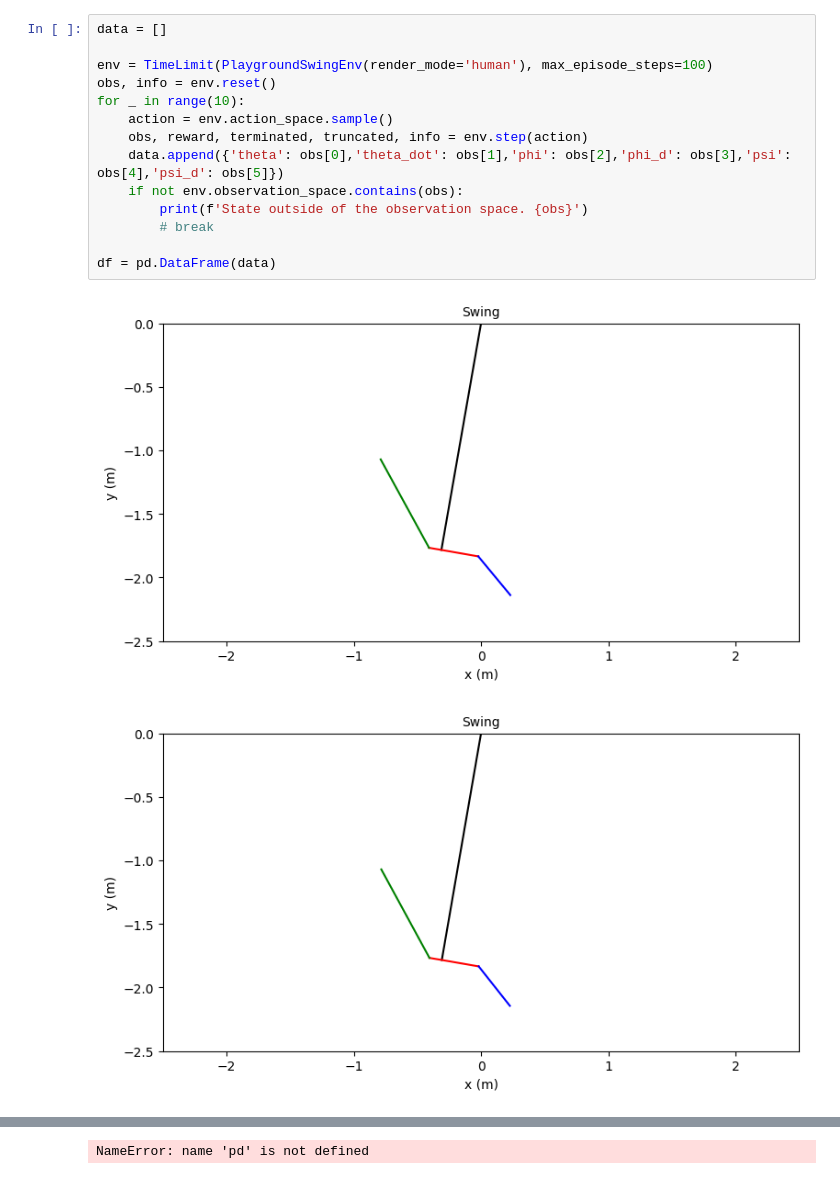
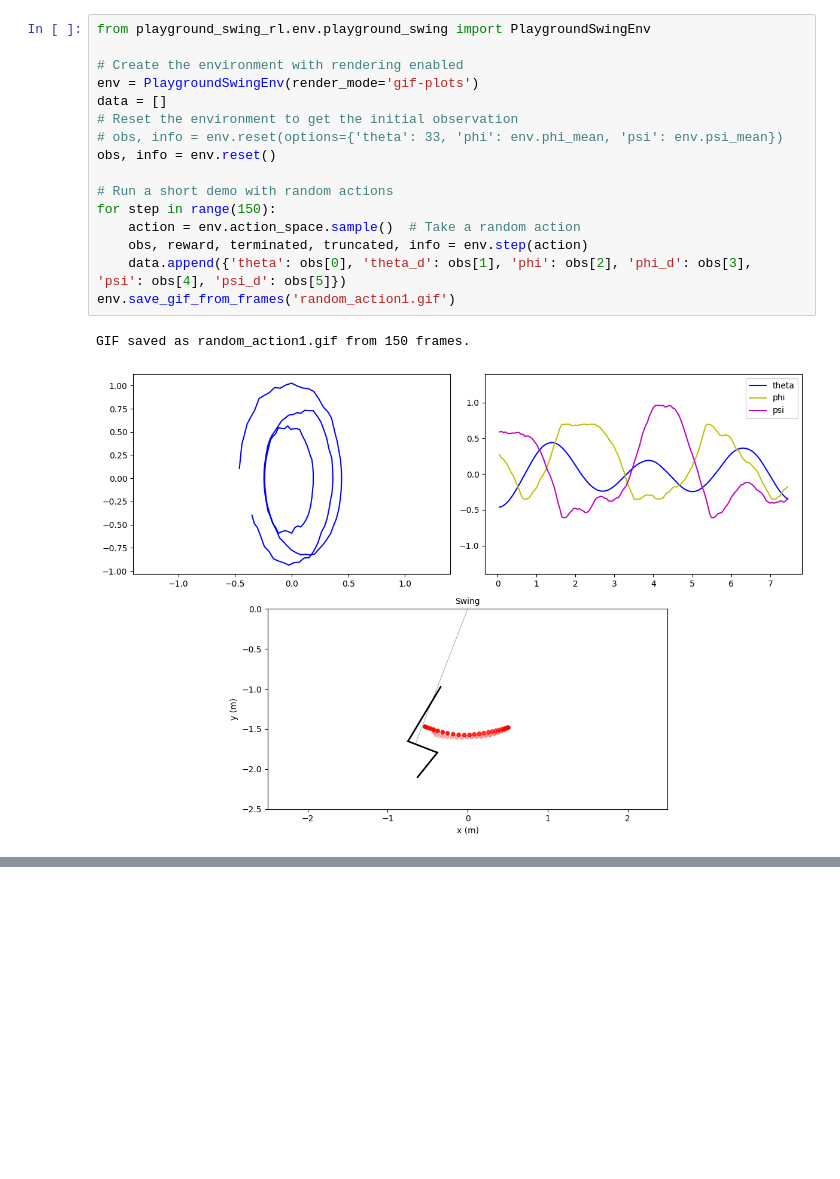
Before and after one commit to Mpasiowiec/playground-swing-rl, a Jupyter notebook: notebooks/demo.ipynb, the cells around one changed output, grey strips where cells are left out. Saved outputs shown, nothing was run; the diff lists cells and outputs as text; blank space fills up the shorter version.

```diff
--- a/notebooks/demo.ipynb
+++ b/notebooks/demo.ipynb
@@ -166,17 +1,19 @@ pygame.quit()
 # %%
+from playground_swing_rl.env.playground_swing import PlaygroundSwingEnv
+
+# Create the environment with rendering enabled
+env = PlaygroundSwingEnv(render_mode='gif-plots')
 data = []
+# Reset the environment to get the initial observation
+# obs, info = env.reset(options={'theta': 33, 'phi': env.phi_mean, 'psi': env.psi_mean})
+obs, info = env.reset()
 
-env = TimeLimit(PlaygroundSwingEnv(render_mode='human'), max_episode_steps=100)
-obs, info = env.reset()
-for _ in range(10):
-    action = env.action_space.sample()
+# Run a short demo with random actions
+for step in range(150):
+    action = env.action_space.sample()  # Take a random action
     obs, reward, terminated, truncated, info = env.step(action)
-    data.append({'theta': obs[0],'theta_dot': obs[1],'phi': obs[2],'phi_d': obs[3],'psi': obs[4],'psi_d': obs[5]})
-    if not env.observation_space.contains(obs):
-        print(f'State outside of the observation space. {obs}')
-        # break
-
-df = pd.DataFrame(data)
+    data.append({'theta': obs[0], 'theta_d': obs[1], 'phi': obs[2], 'phi_d': obs[3], 'psi': obs[4], 'psi_d': obs[5]})
+env.save_gif_from_frames('random_action1.gif')
 # %% [output]
+GIF saved as random_action1.gif from 150 frames.
-[figure, old version]
+[figure, new version]
-[figure, removed]
@@ -192 +19,0 @@ df = pd.DataFrame(data)
-NameError: name 'pd' is not defined
```
Also changed, not shown: parts of 8 cells of this notebook, 6 other files.
